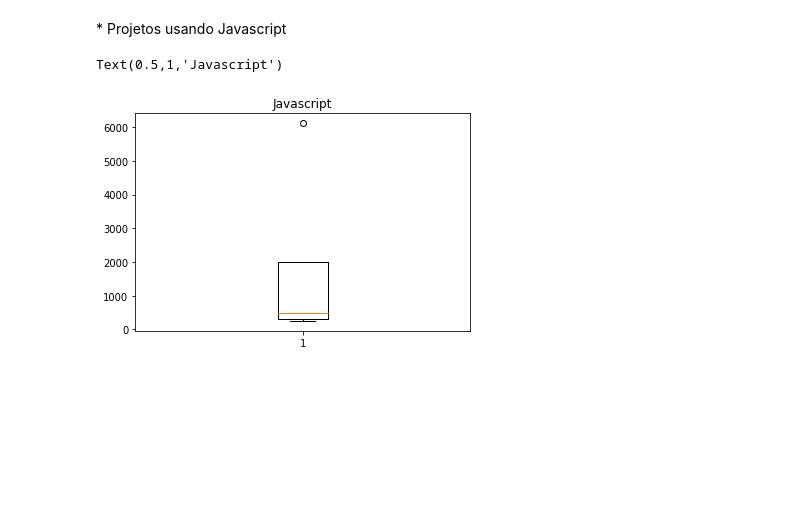
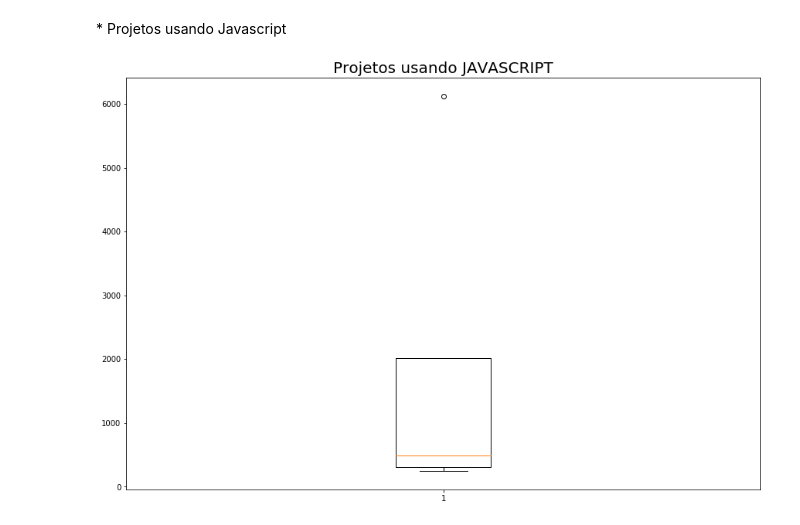
Before and after one commit to wagnernegrao/ci-analysis, a Jupyter notebook: ci_analysis.ipynb, the cells around one changed output. Cells and saved outputs as stored; diff of their text form; code cells hidden in the pictures; blank space fills up the shorter version.

```diff
--- a/ci_analysis.ipynb
+++ b/ci_analysis.ipynb
@@ -205,9 +196,7 @@ df['commit'].apply(lambda x: pd.Series(x)).T.boxplot(figsize=(10,10),rot=0)
 # %% [markdown]
 <font size = 4/>
 * Projetos usando Javascript
-# %%
-plt.boxplot(commit_project[2])
-plt.title('Javascript')
-# %% [output]
-Text(0.5,1,'Javascript')
-[figure, removed]
+# %%
+plot('Projetos usando JAVASCRIPT', commit_project[2])
+# %% [output]
+[figure, added]
```
Also changed, not shown: parts of 3 cells of this notebook.
